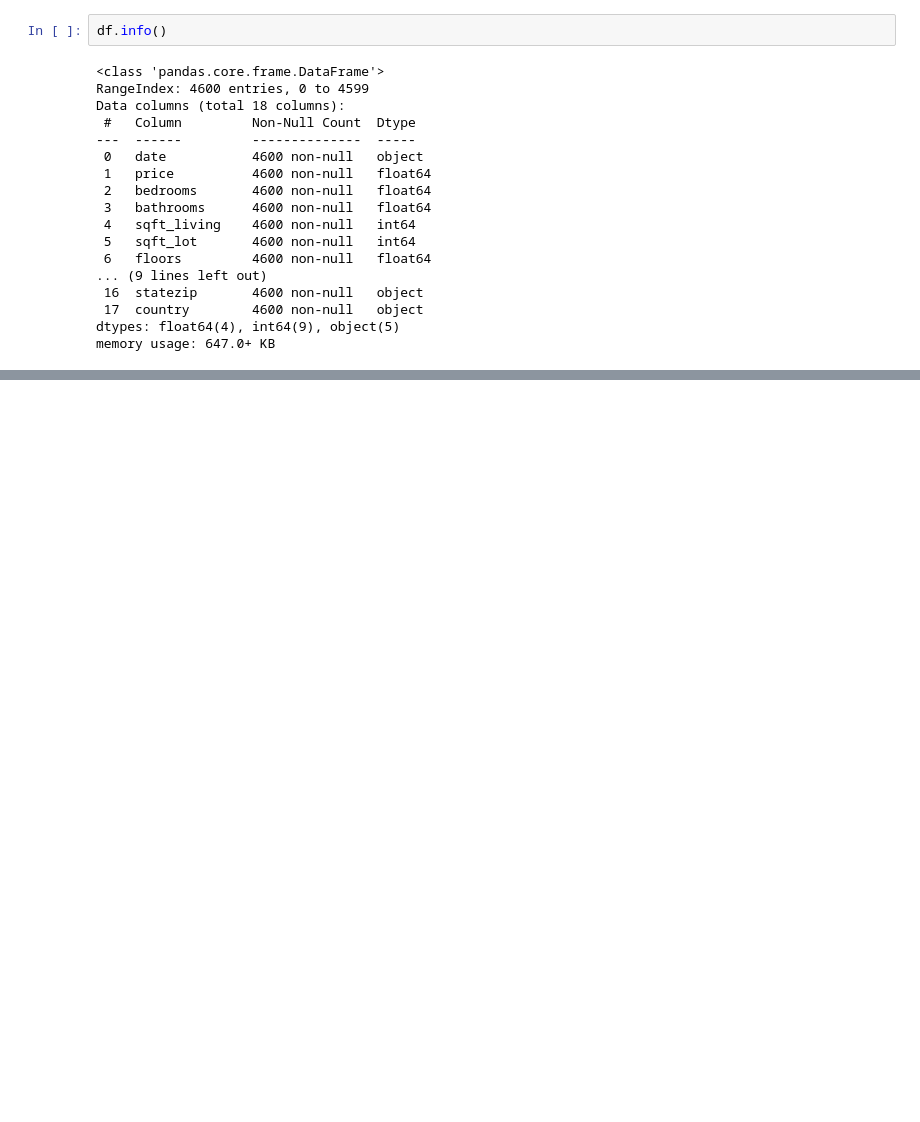
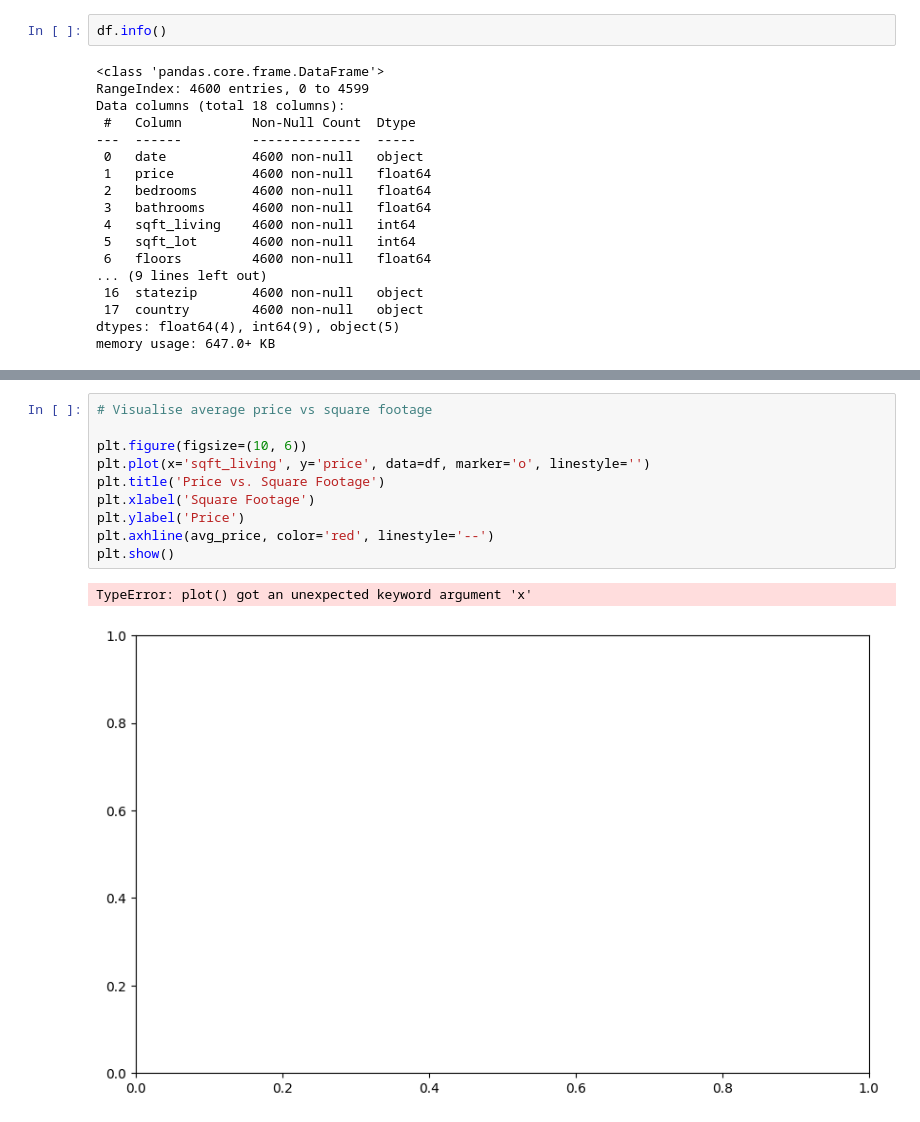
Before and after one commit to t0m0h1/Data-Science-Projects, a Jupyter notebook: house_price.ipynb, the cells around one changed output, grey strips where cells are left out. Drawn from its saved outputs; the diff is of its cells as text; blank space fills up the shorter version.

Commit message:
visualise average price square footage

```diff
--- a/house_price.ipynb
+++ b/house_price.ipynb
@@ -76,0 +85,13 @@ memory usage: 647.0+ KB
+# %%
+# Visualise average price vs square footage
+
+plt.figure(figsize=(10, 6))
+plt.plot(x='sqft_living', y='price', data=df, marker='o', linestyle='')
+plt.title('Price vs. Square Footage')
+plt.xlabel('Square Footage')
+plt.ylabel('Price')
+plt.axhline(avg_price, color='red', linestyle='--')
+plt.show()
+# %% [output]
+TypeError: plot() got an unexpected keyword argument 'x'
+[figure, added]
```
Also changed, not shown: parts of 1 cell of this notebook.
